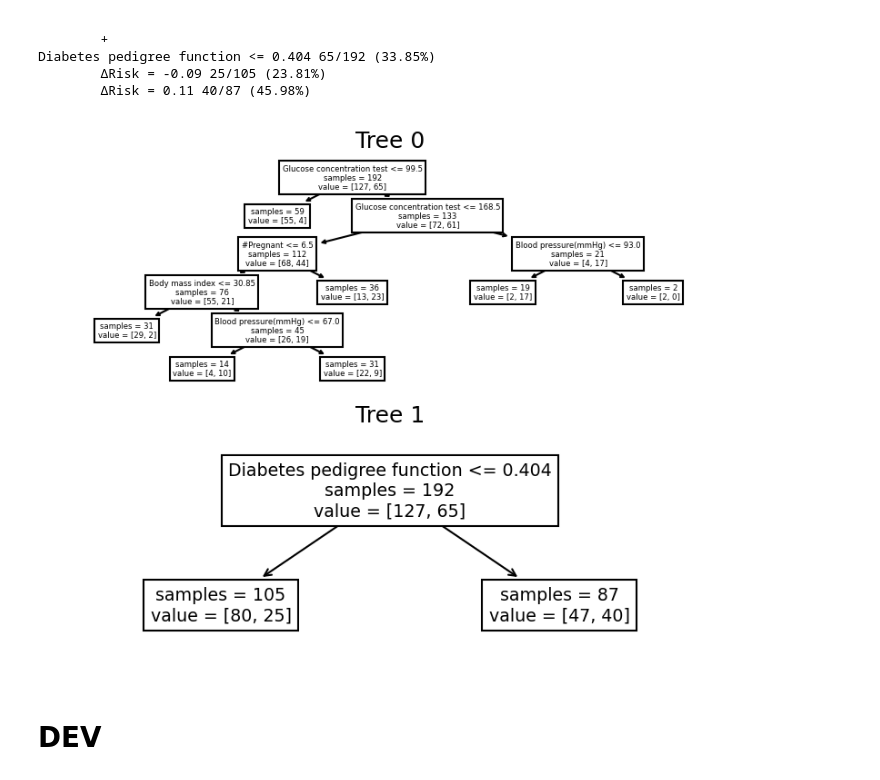
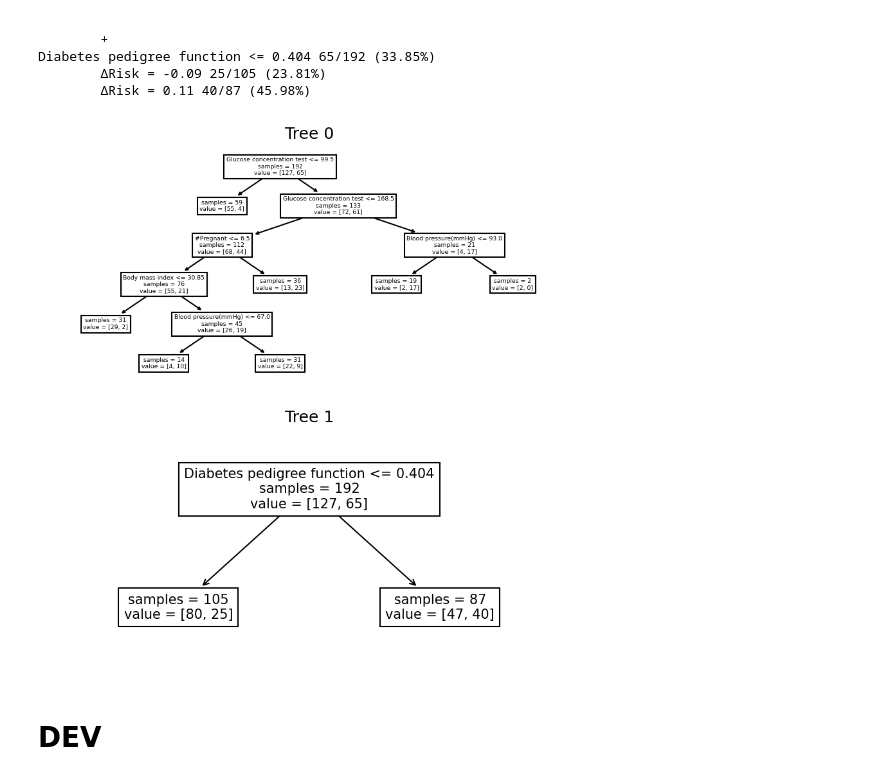
Before and after one commit to csinva/imodels, a Jupyter notebook: notebooks/FIGS_testing.ipynb, the cells around one changed output. Saved outputs shown, nothing was run; the diff lists cells and outputs as text; code cells hidden in the pictures.

Commit message:
moved values_sklearn construction into fit(), added an optional fig_size parameter to plot()

```diff
--- a/notebooks/FIGS_testing.ipynb
+++ b/notebooks/FIGS_testing.ipynb
@@ -89,9 +89,9 @@ Diabetes pedigree function <= 0.404 65/192 (33.85%)
         ΔRisk = -0.09 25/105 (23.81%)
         ΔRisk = 0.11 40/87 (45.98%)
 # %%
-model_figs.plot(X_train, y_train)
+model_figs.plot(fig_size=7)
 # %% [output]
-[figure, old version]
+[figure, new version]
 # %% [markdown]
 # DEV
 # %%
```
Also changed, not shown: parts of 1 cell of this notebook, 4 other files.
